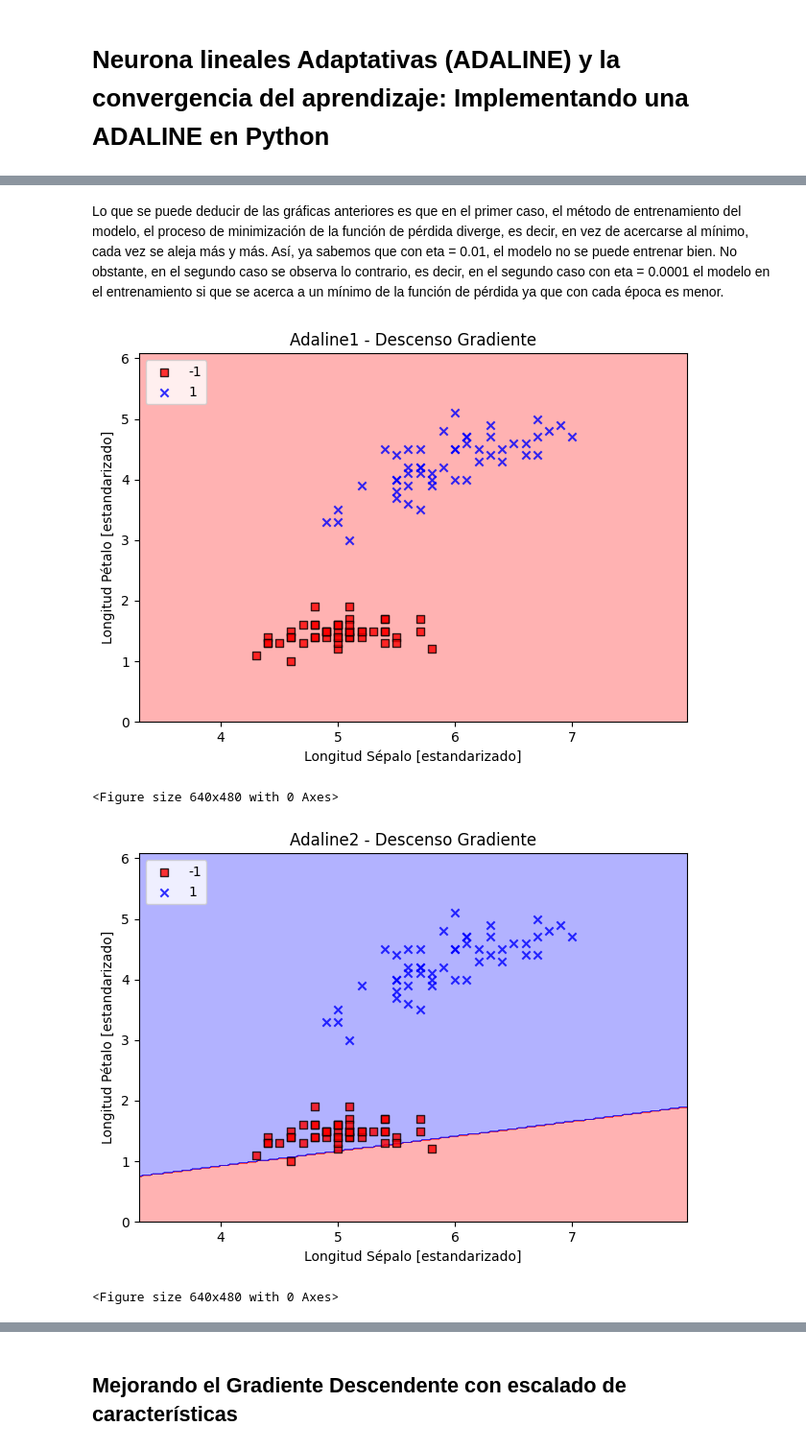
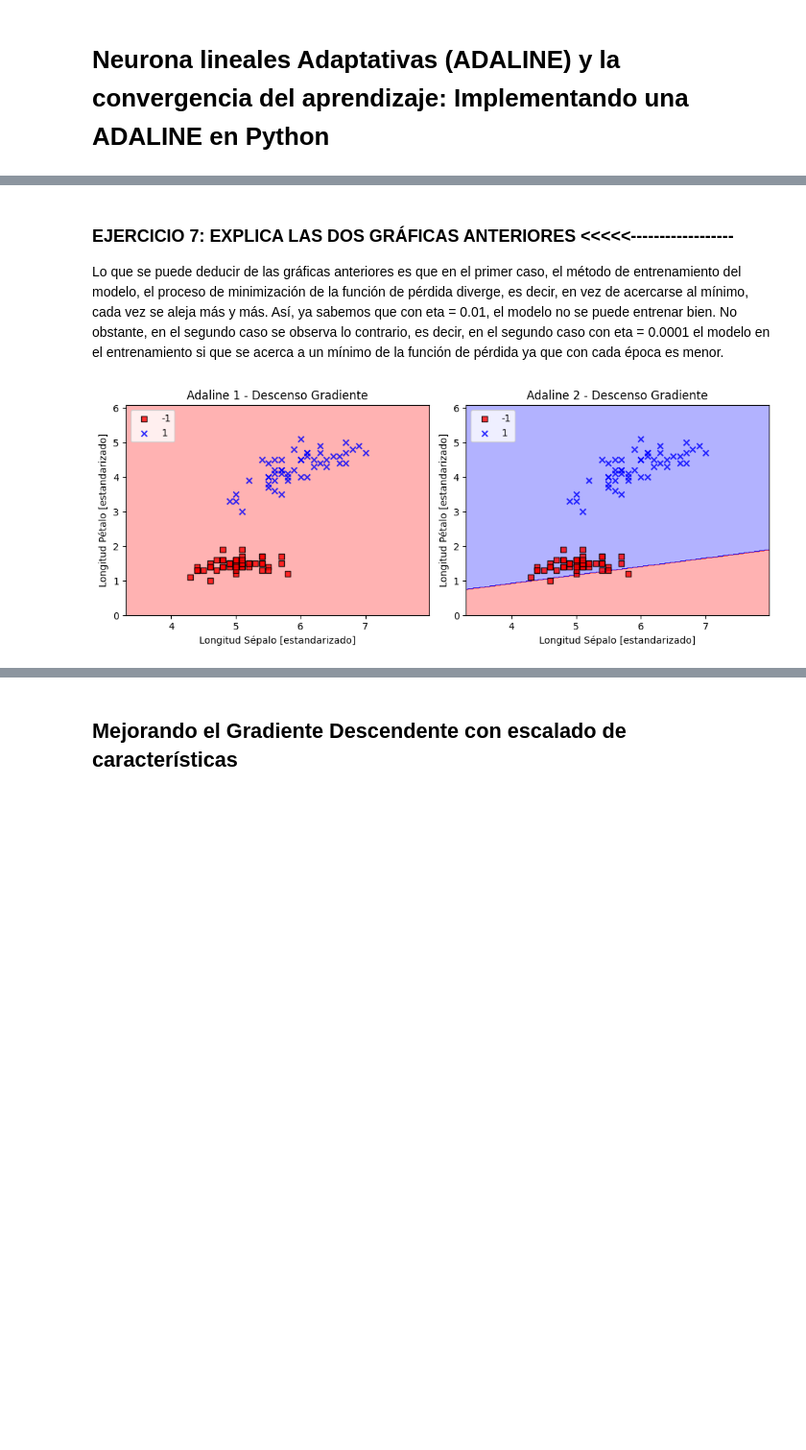
Before and after one commit to 9105507/APRENDIZAJE_AUTOMATICO_23_24, a Jupyter notebook: EJERCICIOS/2_4_Perceptron_y_Adaline_Ejercicio.ipynb, the cells around one changed output, grey strips where cells are left out. Shown at 96% size. Drawn from its saved outputs; the diff is of its cells as text; code cells hidden in the pictures; blank space fills up the shorter version.

```diff
--- a/EJERCICIOS/2_4_Perceptron_y_Adaline_Ejercicio.ipynb
+++ b/EJERCICIOS/2_4_Perceptron_y_Adaline_Ejercicio.ipynb
@@ -316,36 +333,31 @@ plt.show()
 # %% [markdown]
+### EJERCICIO 7: EXPLICA LAS DOS GRÁFICAS ANTERIORES <<<<<------------------
+
 Lo que se puede deducir de las gráficas anteriores es que en el primer caso,  el método de entrenamiento del modelo, el proceso de minimización de la función de pérdida diverge, es decir, en vez de acercarse al mínimo, cada vez se aleja más y más. Así, ya sabemos que con eta = 0.01, el modelo no se puede entrenar bien. No obstante, en el segundo caso se observa lo contrario, es decir, en el segundo caso con eta = 0.0001 el modelo en el entrenamiento si que se acerca a un mínimo de la función de pérdida ya que con cada época es menor.
 # %%
-#PRUEBA:
+# GRAFICAS EXTRAS PARA ENTENDER MEJOR LA DIFERENCIA:
 
+plt.figure(figsize=(10, 4))
+
+# Primera gráfica
+plt.subplot(1, 2, 1)  # 1 fila, 2 columnas, primer gráfico
 plot_decision_regions(X, y, classifier=ada1)
-plt.title('Adaline1 - Descenso Gradiente')
+plt.title('Adaline 1 - Descenso Gradiente')
 plt.xlabel('Longitud Sépalo [estandarizado]')
 plt.ylabel('Longitud Pétalo [estandarizado]')
 plt.legend(loc='upper left')
 plt.tight_layout()
-# plt.savefig('images/02_14_1.png', dpi=300)
-plt.show()
 
-plt.tight_layout()
-# plt.savefig('images/02_14_2.png', dpi=300)
-plt.show()
-
-
+# Segunda gráfica
+plt.subplot(1, 2, 2)  # 1 fila, 2 columnas, segundo gráfico
 plot_decision_regions(X, y, classifier=ada2)
-plt.title('Adaline2 - Descenso Gradiente')
+plt.title('Adaline 2 - Descenso Gradiente')
 plt.xlabel('Longitud Sépalo [estandarizado]')
 plt.ylabel('Longitud Pétalo [estandarizado]')
 plt.legend(loc='upper left')
 plt.tight_layout()
-# plt.savefig('images/02_14_1.png', dpi=300)
+
+# Mostrar las gráficas
 plt.show()
-
-plt.tight_layout()
-# plt.savefig('images/02_14_2.png', dpi=300)
-plt.show()
 # %% [output]
-[figure, old version]
+[figure, new version]
-<Figure size 640x480 with 0 Axes>
-[figure, removed]
-<Figure size 640x480 with 0 Axes>
```
Also changed, not shown: parts of 19 cells of this notebook.
